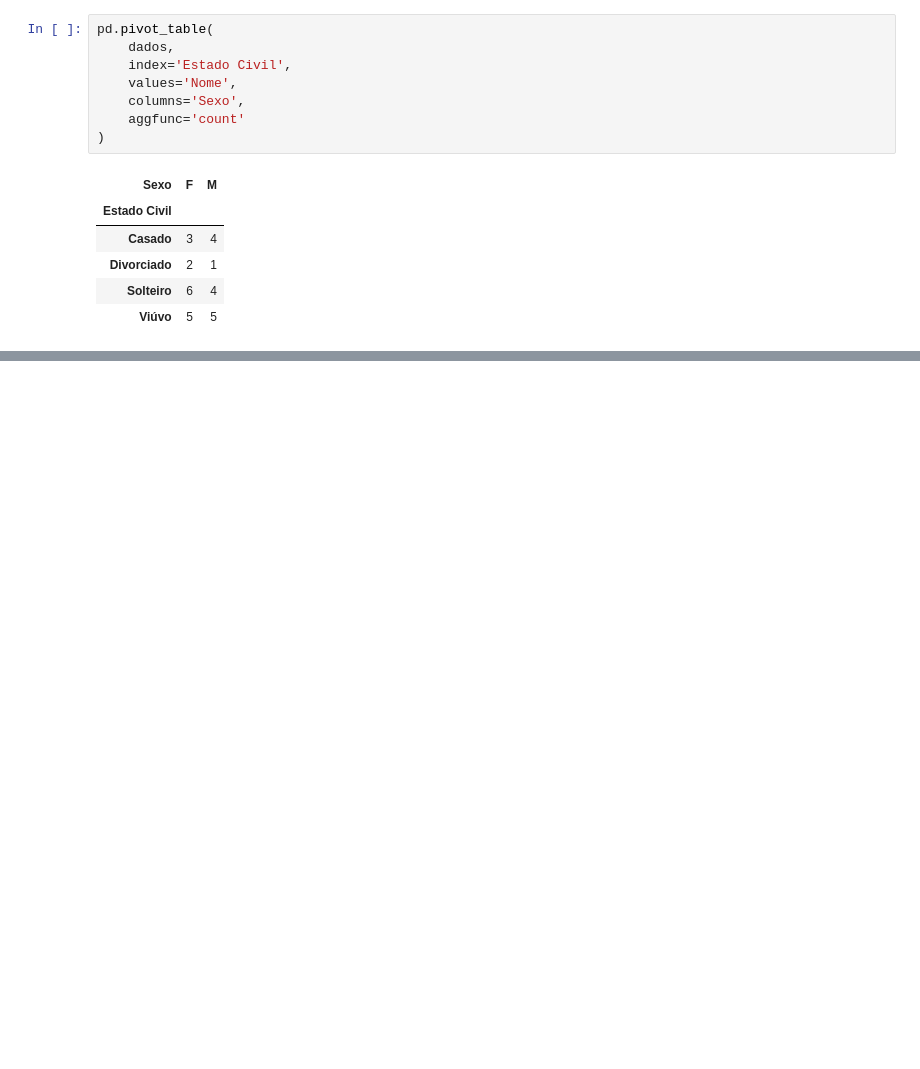
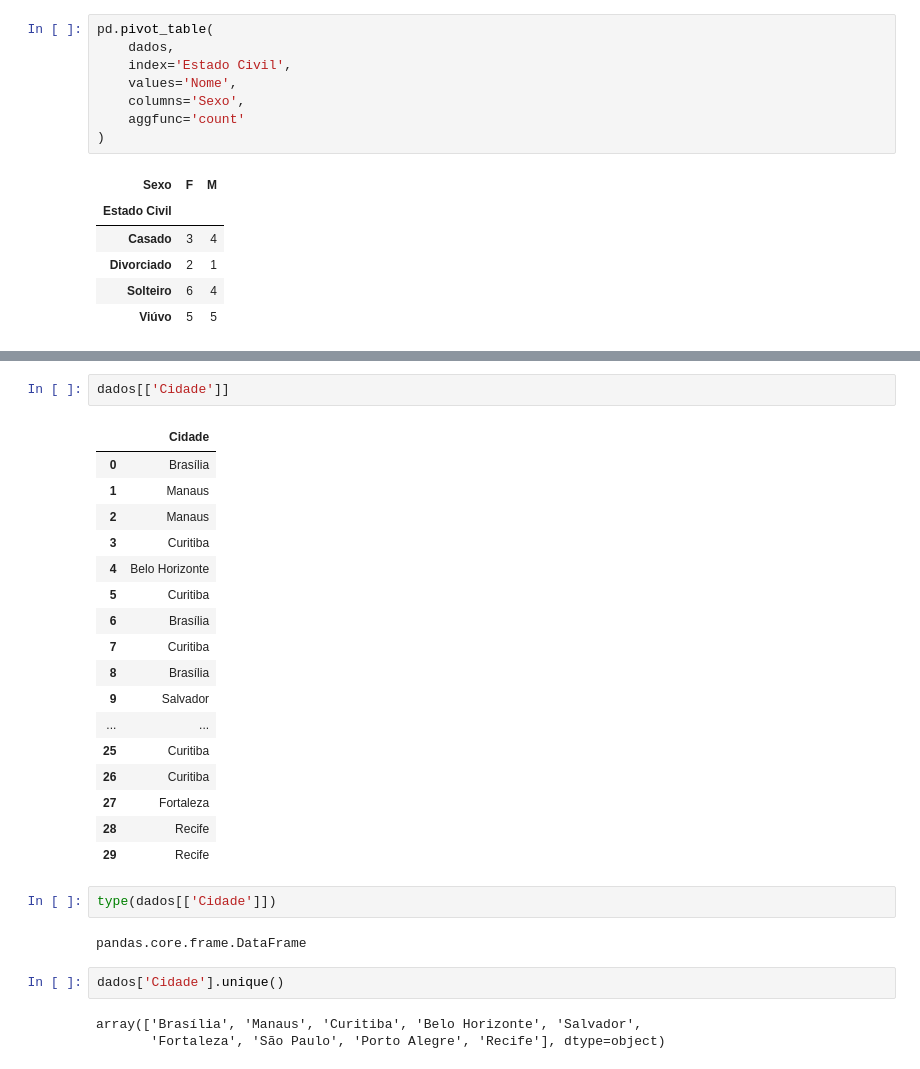
Before and after one commit to ERaines/PythonDataAnalysis, a Jupyter notebook: 02 Estruturas de dados do Pandas/02 estruturas pandas.ipynb, the cells around one changed output, grey strips where cells are left out. Saved outputs shown, nothing was run; the diff lists cells and outputs as text; blank space fills up the shorter version.

```diff
--- a/02 Estruturas de dados do Pandas/02 estruturas pandas.ipynb
+++ b/02 Estruturas de dados do Pandas/02 estruturas pandas.ipynb
@@ -91,0 +112,29 @@ pd.pivot_table(
+# %%
+dados[['Cidade']]
+# %% [output]
+|  | Cidade |
+| 0 | Brasília |
+| 1 | Manaus |
+| 2 | Manaus |
+| 3 | Curitiba |
+| 4 | Belo Horizonte |
+| 5 | Curitiba |
+| 6 | Brasília |
+| 7 | Curitiba |
+| 8 | Brasília |
+| 9 | Salvador |
+| ... | ... |
+| 25 | Curitiba |
+| 26 | Curitiba |
+| 27 | Fortaleza |
+| 28 | Recife |
+| 29 | Recife |
+# %%
+type(dados[['Cidade']])
+# %% [output]
+pandas.core.frame.DataFrame
+# %%
+dados['Cidade'].unique()
+# %% [output]
+array(['Brasília', 'Manaus', 'Curitiba', 'Belo Horizonte', 'Salvador',
+       'Fortaleza', 'São Paulo', 'Porto Alegre', 'Recife'], dtype=object)
```
Also changed, not shown: parts of 1 cell of this notebook.
